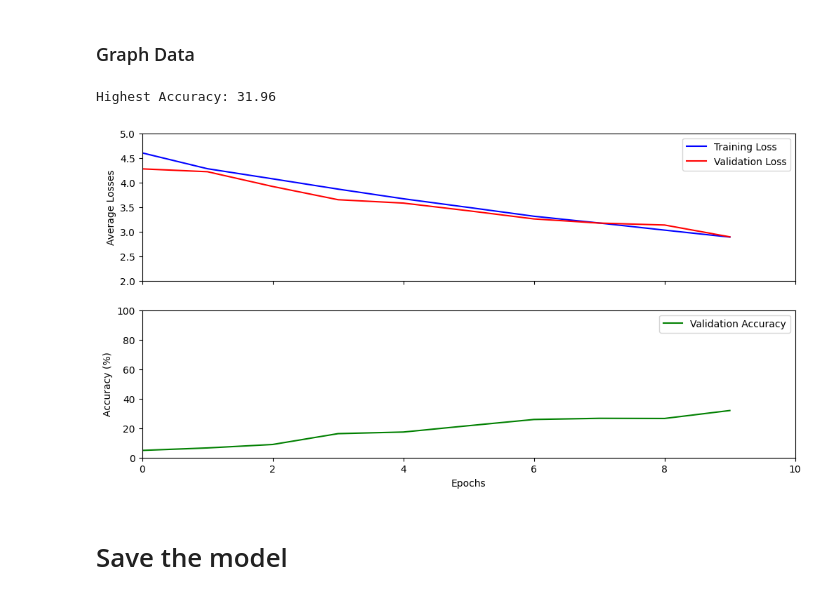
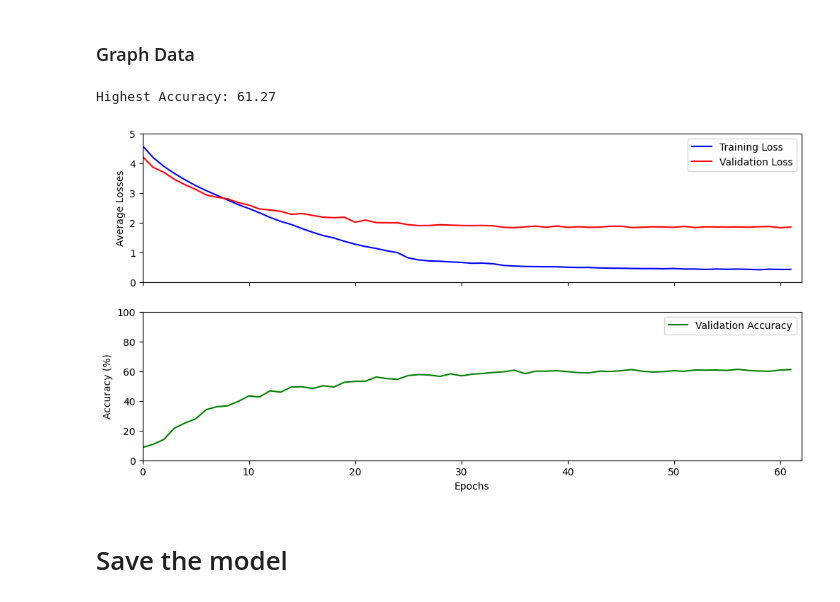
Before and after one commit to elijah-jones-2003/IMLO_Assessment, a Jupyter notebook: IMLO_Assessment.ipynb, the cells around one changed output. Drawn from its saved outputs; the diff is of its cells as text; code cells hidden in the pictures.

```diff
--- a/IMLO_Assessment.ipynb
+++ b/IMLO_Assessment.ipynb
@@ -21,7 +21,7 @@ import matplotlib.pyplot as plt
 # %%
 image_size = 227 #227 for alex
 batch_size = 8
-epochs = 10
+epochs = 100
 learning_rate = 4e-4
 
 sgd_momentum = 0.9
@@ -30,7 +30,7 @@ sgd_dampening = 0
 
 adam_decay = 1e-3
 
-drop_out = 0.6
+drop_out = 0.7
 
 patience = 3
 factor = 0.5
@@ -68,7 +68,7 @@ validation_data = datasets.Flowers102(root="data", split="val", transform=test_t
 test_data = datasets.Flowers102(root="data", split="test", transform=test_transform, download=True)
 
 training_data = datasets.Flowers102(root="data", split="train", transform=test_transform, download=True)
-for i in range(2):
+for i in range(9):
     augmented = datasets.Flowers102(root="data", split="train", transform=train_transform)
     training_data = ConcatDataset([training_data, augmented])
 
@@ -315,8 +315,8 @@ class AlexStyleNetwork(nn.Module):
 
         self.linear_relu_stack = nn.Sequential(
             # Linear layer 1
-            nn.Linear(flattened_size, 512),
-            nn.BatchNorm1d(512),
+            nn.Linear(flattened_size, 256),
+            nn.BatchNorm1d(256),
             nn.ReLU(),
             nn.Dropout(drop_out),
             # Linear layer 2
@@ -325,7 +325,7 @@ class AlexStyleNetwork(nn.Module):
             # nn.ReLU(),
             # nn.Dropout(drop_out),
             # Out layer
-            nn.Linear(512, 102)
+            nn.Linear(256, 102)
         )
 
     def forward(self, x):
@@ -450,19 +451,19 @@ Finished Training
 ### Graph Data
 # %%
 fig, (ax1, ax2) = plt.subplots(2, figsize=(12,6), sharex=True)
-ax1.axis([0, len(val_losses), 2, 5])
+ax1.axis([0, len(val_losses), 0, 5])
 ax1.plot(range(len(train_losses)), train_losses, color="blue", label="Training Loss")
 ax1.plot(range(len(val_losses)), val_losses, color="red", label="Validation Loss")
 ax1.set(ylabel='Average Losses')
 ax1.legend()
 ax2.axis([0, len(val_accuracies), 0, 100])
 ax2.plot(range(len(val_accuracies)), val_accuracies, color="green", label="Validation Accuracy")
 ax2.set(xlabel='Epochs', ylabel='Accuracy (%)')
 ax2.legend()
 print(f"Highest Accuracy: {(max(val_accuracies)):>0.2f}")
 # %% [output]
-Highest Accuracy: 31.96
+Highest Accuracy: 61.27
-[figure, old version]
+[figure, new version]
 # %% [markdown]
 # Save the model
 # %%
```
Also changed, not shown: parts of 2 cells of this notebook.
